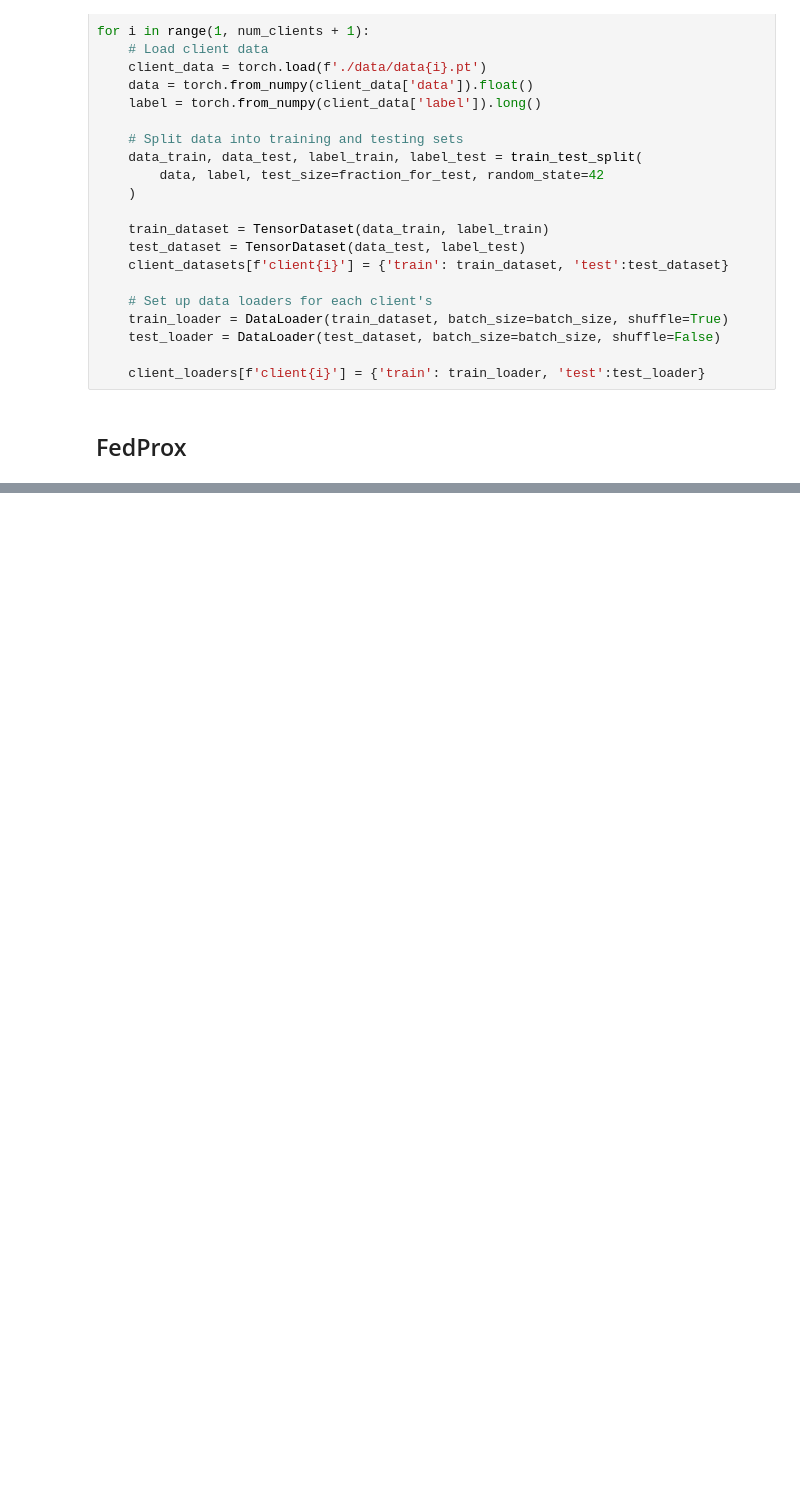
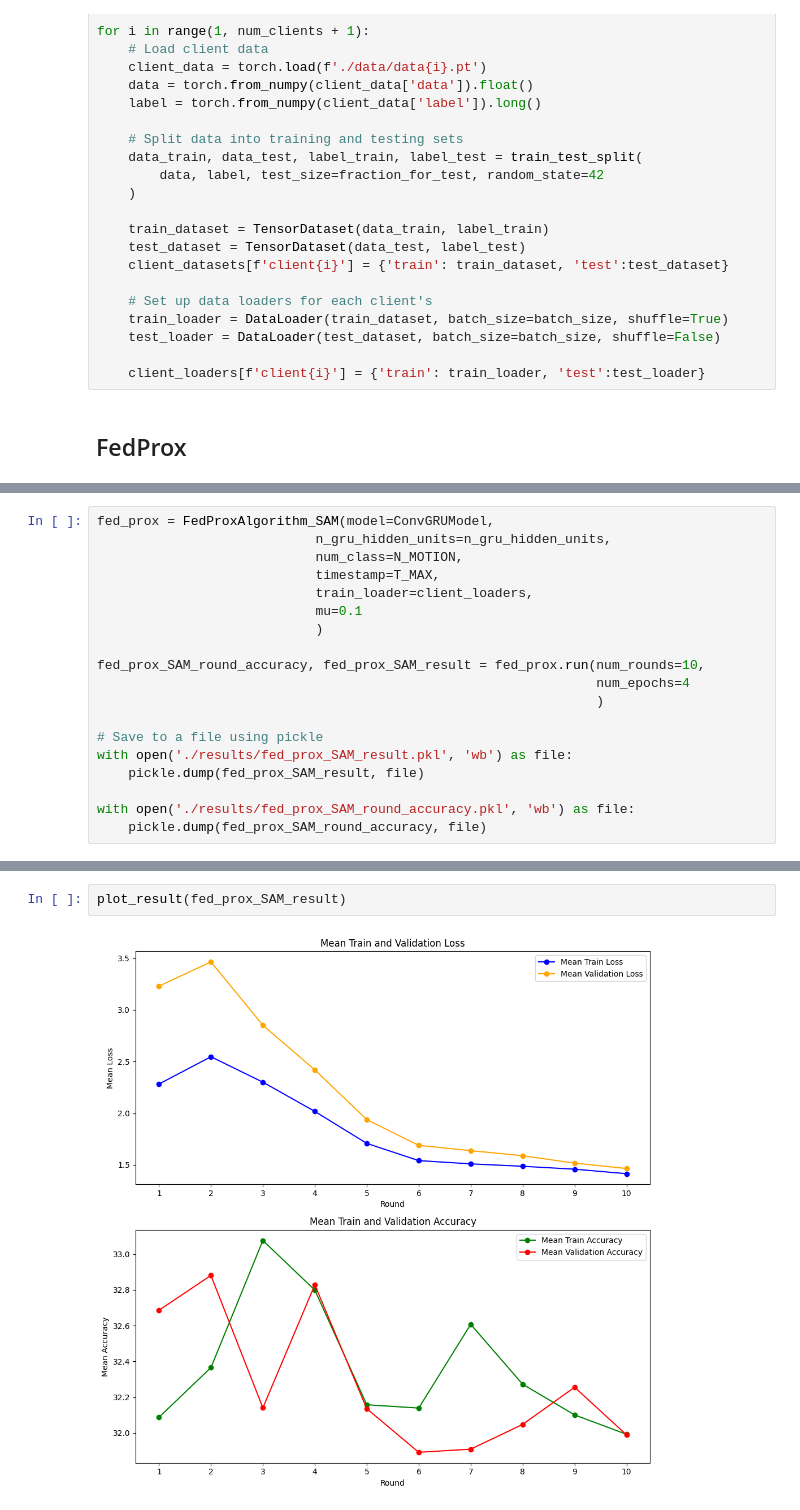
Before and after one commit to amirhosein-prdv/ISAC-based-gesture-recognition-with-federated-learning, a Jupyter notebook: FedProx.ipynb, the cells around one changed output, grey strips where cells are left out. Cells and saved outputs as stored; diff of their text form; blank space fills up the shorter version.

```diff
--- a/FedProx.ipynb
+++ b/FedProx.ipynb
@@ -239,0 +201,19 @@ Error:
+# %%
+fed_prox = FedProxAlgorithm_SAM(model=ConvGRUModel,
+                            n_gru_hidden_units=n_gru_hidden_units,
+                            num_class=N_MOTION,
+                            timestamp=T_MAX,
+                            train_loader=client_loaders,
+                            mu=0.1
+                            )
+
+fed_prox_SAM_round_accuracy, fed_prox_SAM_result = fed_prox.run(num_rounds=10,
+                                                                num_epochs=4
+                                                                )
+
+# Save to a file using pickle
+with open('./results/fed_prox_SAM_result.pkl', 'wb') as file:
+    pickle.dump(fed_prox_SAM_result, file)
+
+with open('./results/fed_prox_SAM_round_accuracy.pkl', 'wb') as file:
+    pickle.dump(fed_prox_SAM_round_accuracy, file)
@@ -239,0 +238,4 @@ Error:
+# %%
+plot_result(fed_prox_SAM_result)
+# %% [output]
+[figure, added]
```
Also changed, not shown: parts of 18 cells of this notebook, 1 other file.
